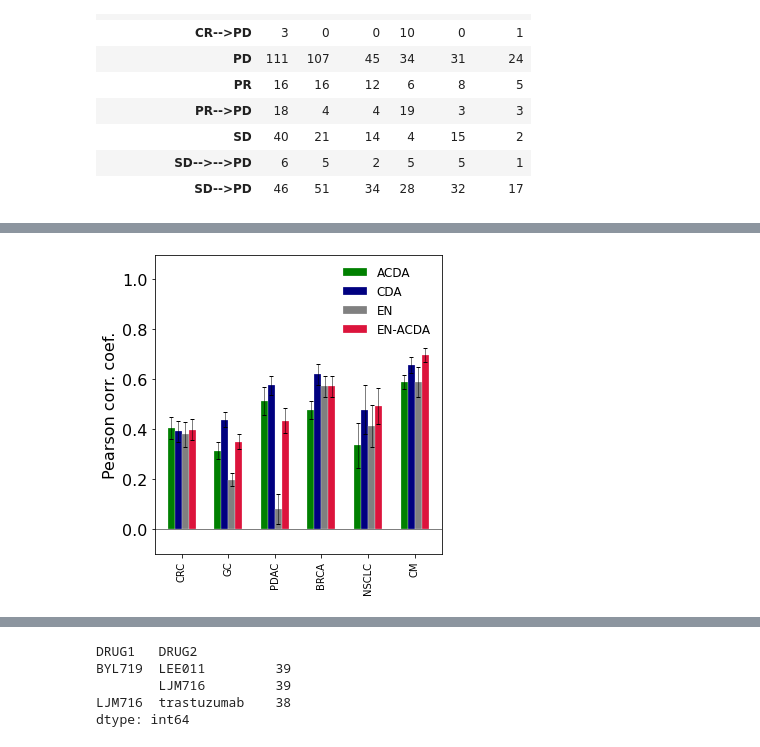
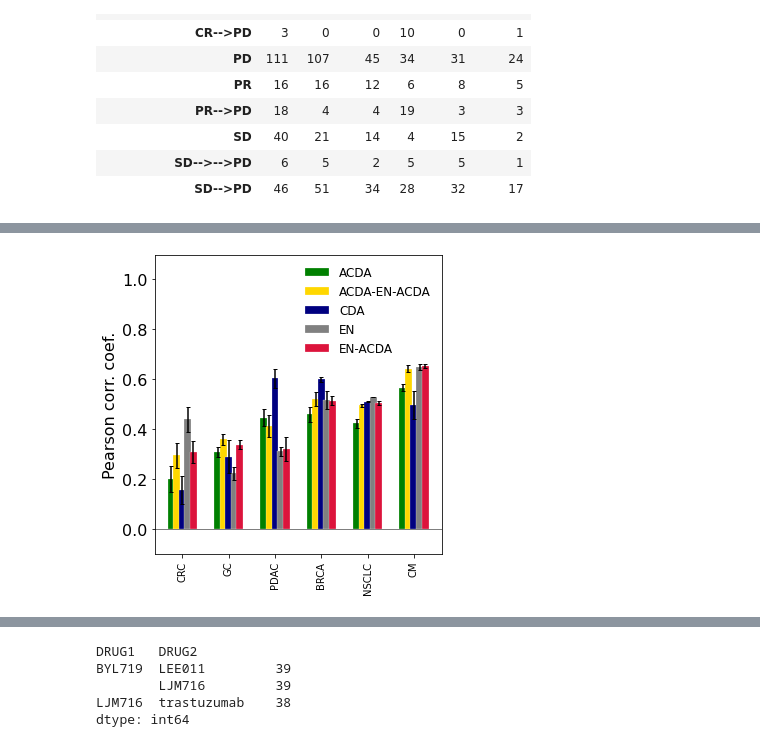
Before and after one commit to TheJacksonLaboratory/drug-synergy, a Jupyter notebook: scripts/Synergy_workbook.ipynb, the cells around one changed output, grey strips where cells are left out. Drawn from its saved outputs; the diff is of its cells as text; code cells hidden in the pictures.

```diff
--- a/scripts/Synergy_workbook.ipynb
+++ b/scripts/Synergy_workbook.ipynb
@@ -1211,7 +1475,7 @@ df_temp['RESPONSE_CATEGORY'].reset_index('TISSUE').value_counts().unstack('TISSU
 PDXE_tissues = ['CRC', 'GC', 'PDAC', 'BRCA', 'NSCLC', 'CM']
 df_PDXE_res = dict()
 for tissue in PDXE_tissues:
-    df_PDXE_res[tissue] = MonteCarloCrossValidation(dfTas_PDXE.xs(tissue, level='TISSUE', drop_level=False), factor=2/3)
+    df_PDXE_res[tissue] = MonteCarloCrossValidation(dfTas_PDXE.drop('RESPONSE_CATEGORY', axis=1).xs(tissue, level='TISSUE', drop_level=False), factor=2/3, stratified=True)
 df_PDXE_res = pd.DataFrame([df_PDXE_res[tissue][0].stack() for tissue in PDXE_tissues], index=PDXE_tissues)
 # %% [output]
 0
@@ -1245,43 +1509,44 @@ df_PDXE_res.style.background_gradient(axis=1)
 # %%
-def makeBarplotPDXE(df_res_single, figsize=(5, 5), c=['green', 'navy', 'grey', 'crimson'], width=0.15, labelsAbove=False, saveName=None, dpi=300):
+def makeBarplotPDXE(df_res_single, figsize=(5, 5), c=['green', 'gold', 'navy', 'grey', 'crimson'], width=0.15, labelsAbove=False, saveName=None, dpi=300):
 
     oneax = None
     fig, ax = plt.subplots(figsize=figsize)
     for pos in np.arange(len(df_res_single)):
         df_temp = df_res_single.iloc[pos].unstack()
-        bpos = np.array([-width*6/4, -width*2/4, width*2/4, width*6/4])
+        bpos = np.array([-width*8/5, -width*4/5, width*0/5, width*4/5, width*8/5])
         bars = ax.bar(pos + bpos, df_temp['mean'].values, width, label=df_res_single.index[pos], yerr=df_temp['sem'].values, color=c,
                       align='center', alpha=1.0, ecolor='black', capsize=2, edgecolor='w', linewidth=0.25)
         if oneax is None:
             oneax = bars
 
         if labelsAbove:
             t0 = ax.text(pos, df_temp['mean'].max() + 0.08, df_res_single.index.values[pos][0].replace('_', ' '), ha='center')
             t1 = ax.text(pos, df_temp['mean'].max() + 0.05, df_res_single.index.values[pos][1], ha='center')
 
             t0.set_path_effects([path_effects.Stroke(linewidth=3, foreground='white'),path_effects.Normal()])
             t1.set_path_effects([path_effects.Stroke(linewidth=3, foreground='white'),path_effects.Normal()])
 
     if not labelsAbove:
         ax.set_xticks(range(len(df_res_single)))
         #ax.set_xticklabels([v[0].replace('_', ' ').capitalize() + '\n' + v[1].replace('_', ' ') for v in df_res_single.index.values], rotation=90, va='top')
         ax.set_xticklabels(df_res_single.index.values, rotation=90, va='top')
     else:
         ax.set_xticks([])
 
     ax.set_ylabel('Pearson corr. coef.', fontsize=16)
     ax.axhline(0, color='k', linewidth=0.5)
-    ax.legend(oneax, ['ACDA', 'CDA', 'EN', 'EN-ACDA'], frameon=False, loc='upper right', fontsize=12)
+    ax.legend(oneax, df_temp.index, frameon=False, loc='upper right', fontsize=12)
     ax.set_ylim([-0.1, 1.095])
     ax.tick_params(axis='y', labelsize=16)
 
     fig.tight_layout()
 
     if not saveName is None:
         fig.savefig(saveName, facecolor='w', dpi=dpi)
 
     return
 
-makeBarplotPDXE(df_PDXE_res)
+
+makeBarplotPDXE(df_PDXE_res, saveName='PDXE_stratified.png')
 # %% [output]
-[figure, old version]
+[figure, new version]
```
Also changed, not shown: parts of 71 cells of this notebook, 4 other files.
